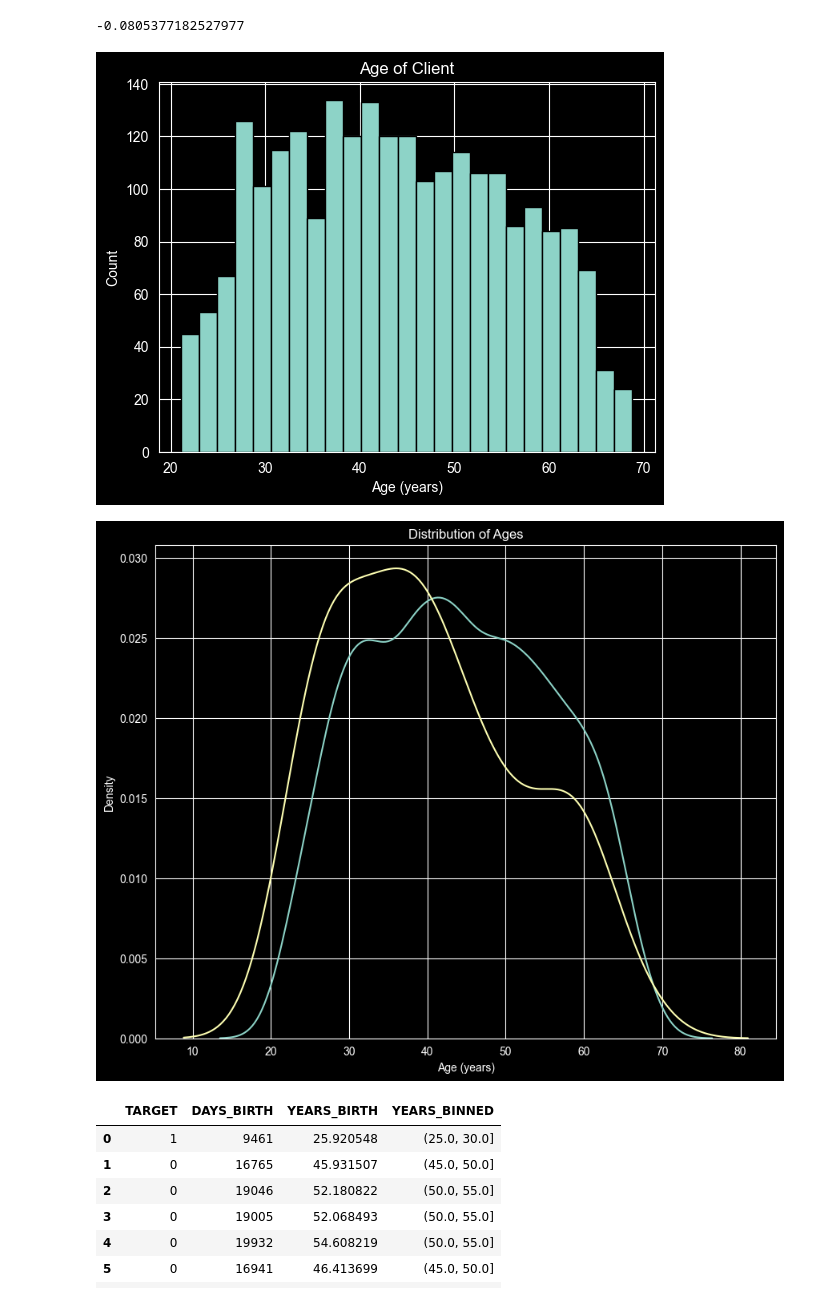
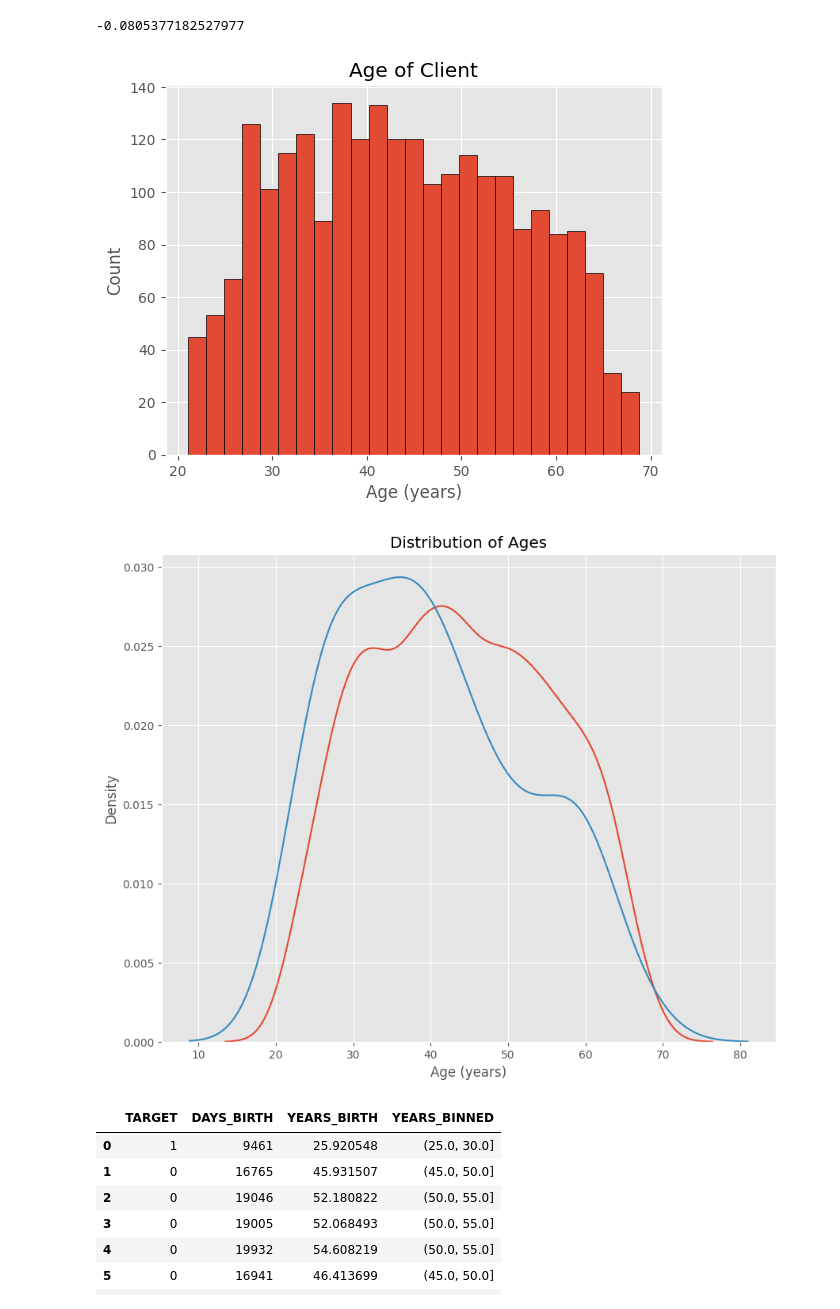
Before and after one commit to racich/unboxing_black_box, a Jupyter notebook: Data_prep_+_model.ipynb, the cells around one changed output. Cells and saved outputs as stored; diff of their text form; code cells hidden in the pictures.

```diff
--- a/Data_prep_+_model.ipynb
+++ b/Data_prep_+_model.ipynb
@@ -252,12 +252,13 @@ app_train['DAYS_BIRTH'].corr(app_train['TARGET'])
 -0.0805377182527977
 # %%
 # Set the style of plots for using in presentation and then thesis
-plt.style.use('dark_background')
+#plt.style.use('dark_background')
+plt.style.use('ggplot')
 # Plot the distribution of ages in years
 plt.hist(app_train['DAYS_BIRTH'] / 365, edgecolor = 'k', bins = 25)
 plt.title('Age of Client'); plt.xlabel('Age (years)'); plt.ylabel('Count');
 # %% [output]
-[figure, old version]
+[figure, new version]
 # %%
 plt.figure(figsize = (10, 8))
 # KDE plot of loans that were repaid on time
@@ -267,7 +268,7 @@ sns.kdeplot(app_train.loc[app_train['TARGET'] == 1, 'DAYS_BIRTH'] / 365, label =
 # Labeling of plot
 plt.xlabel('Age (years)'); plt.ylabel('Density'); plt.title('Distribution of Ages');
 # %% [output]
-[figure, old version]
+[figure, new version]
 # %%
 # Age information into a separate dataframe
 age_data = app_train[['TARGET', 'DAYS_BIRTH']]
```
Also changed, not shown: parts of 31 cells of this notebook.
